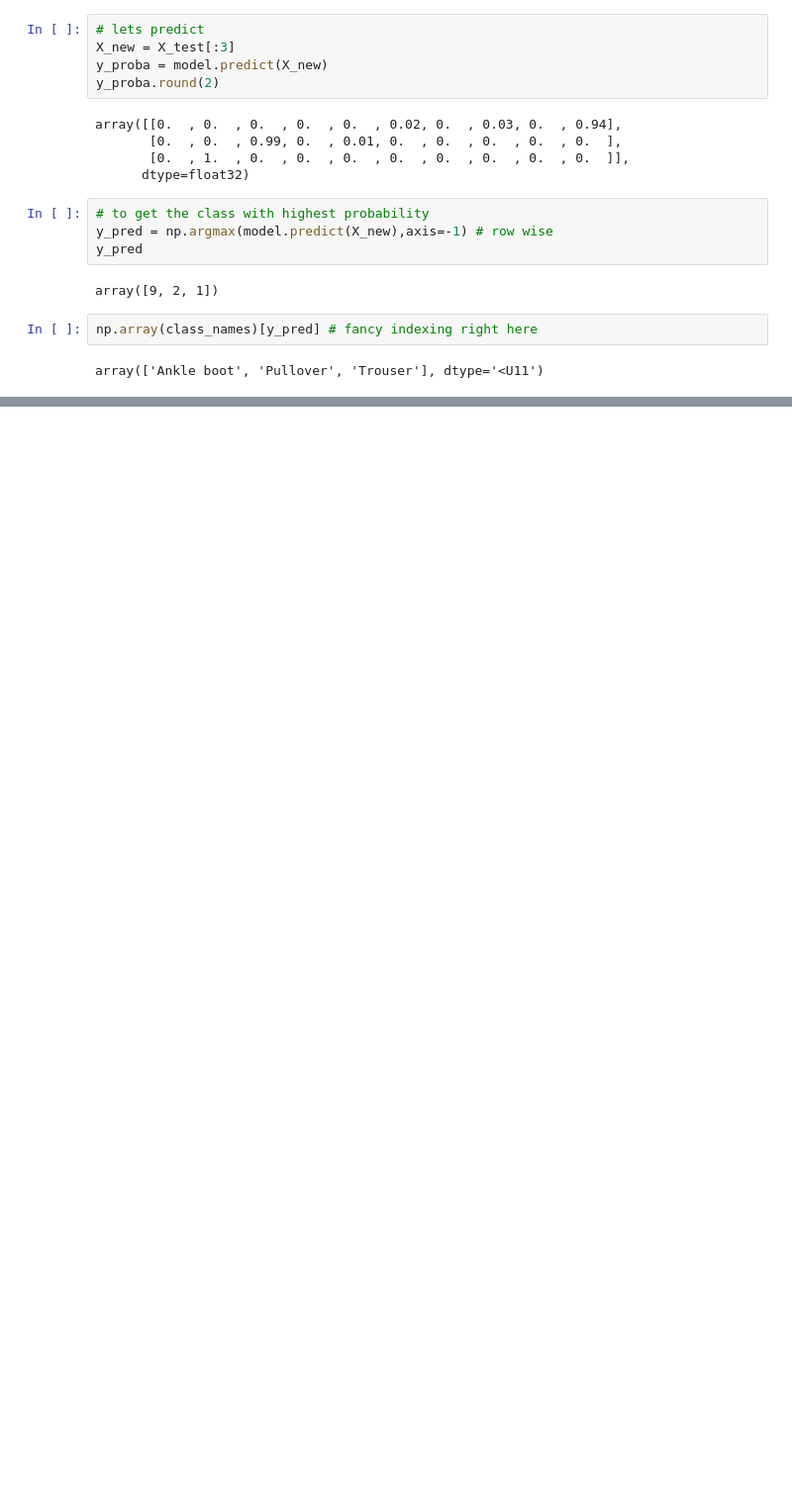
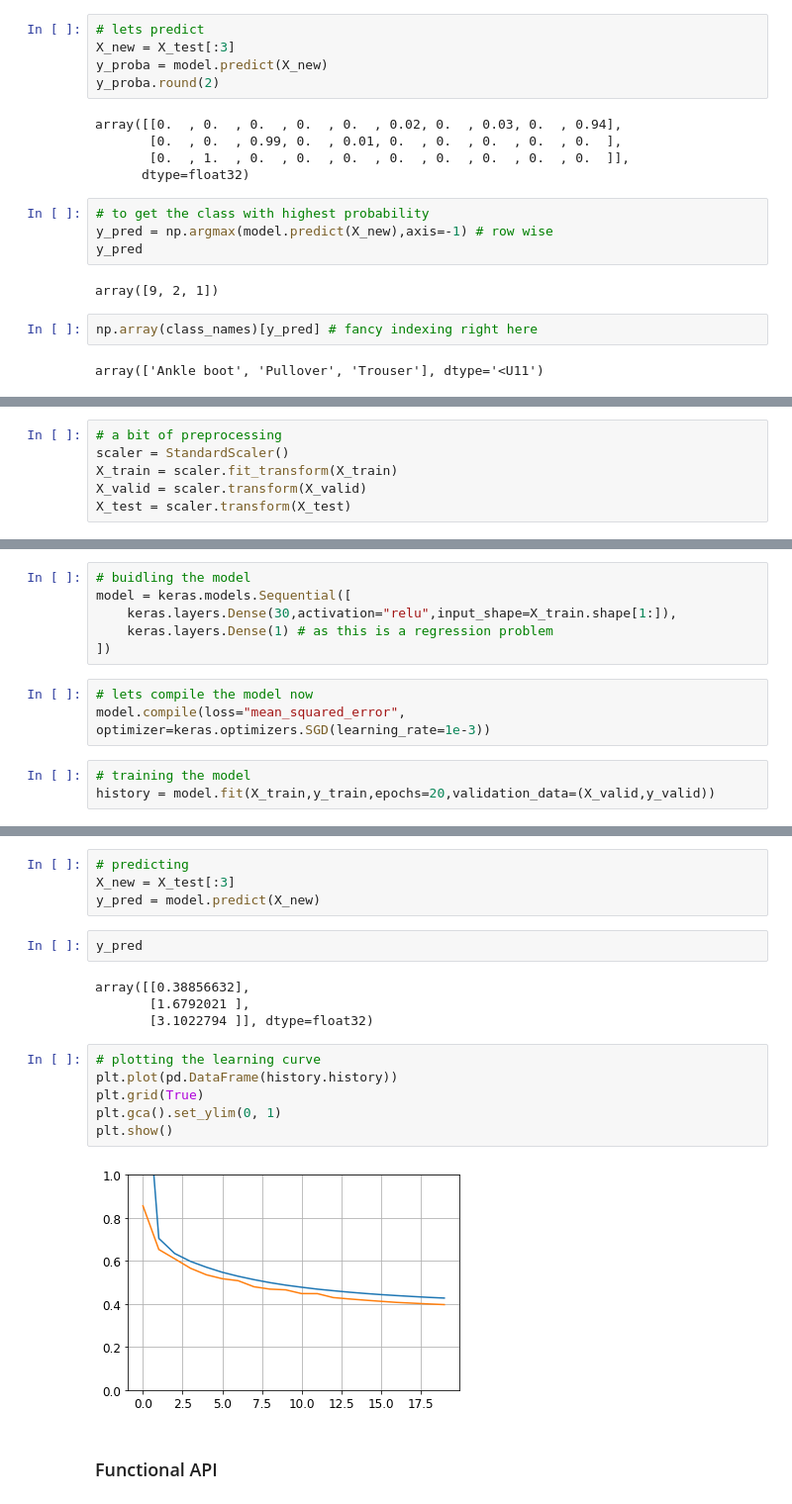
Before and after one commit to Salekeen/DL-Stuffs, a Jupyter notebook: Tensorflow Reference Notebooks/Part 10 - ANN with Keras/Building an Image Classifier.ipynb, the cells around one changed output, grey strips where cells are left out. Shown: that part at 99% size. Cells and saved outputs as stored; diff of their text form; blank space fills up the shorter version.

Commit message:
done upto functional API

```diff
--- a/Tensorflow Reference Notebooks/Part 10 - ANN with Keras/Building an Image Classifier.ipynb
+++ b/Tensorflow Reference Notebooks/Part 10 - ANN with Keras/Building an Image Classifier.ipynb
@@ -236,0 +250,6 @@ array(['Ankle boot', 'Pullover', 'Trouser'], dtype='<U11')
+# %%
+# a bit of preprocessing
+scaler = StandardScaler()
+X_train = scaler.fit_transform(X_train)
+X_valid = scaler.transform(X_valid)
+X_test = scaler.transform(X_test)
@@ -236,0 +264,12 @@ array(['Ankle boot', 'Pullover', 'Trouser'], dtype='<U11')
+# %%
+# buidling the model
+model = keras.models.Sequential([
+    keras.layers.Dense(30,activation="relu",input_shape=X_train.shape[1:]),
+    keras.layers.Dense(1) # as this is a regression problem
+])
+# %%
+# lets compile the model now
+model.compile(loss="mean_squared_error", optimizer=keras.optimizers.SGD(learning_rate=1e-3))
+# %%
+# training the model
+history = model.fit(X_train,y_train,epochs=20,validation_data=(X_valid,y_valid))
@@ -236,0 +299,20 @@ array(['Ankle boot', 'Pullover', 'Trouser'], dtype='<U11')
+# %%
+# predicting
+X_new = X_test[:3]
+y_pred = model.predict(X_new)
+# %%
+y_pred
+# %% [output]
+array([[0.38856632],
+       [1.6792021 ],
+       [3.1022794 ]], dtype=float32)
+# %%
+# plotting the learning curve
+plt.plot(pd.DataFrame(history.history))
+plt.grid(True)
+plt.gca().set_ylim(0, 1)
+plt.show()
+# %% [output]
+[figure, added]
+# %% [markdown]
+### Functional API
```
Also changed, not shown: parts of 6 cells of this notebook.
